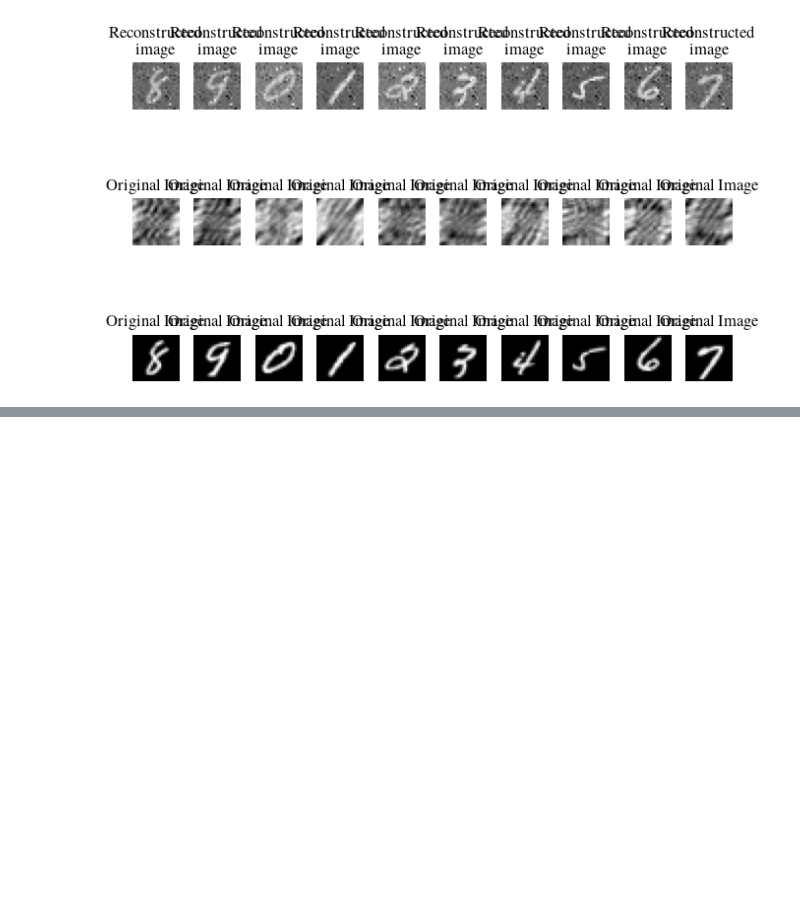
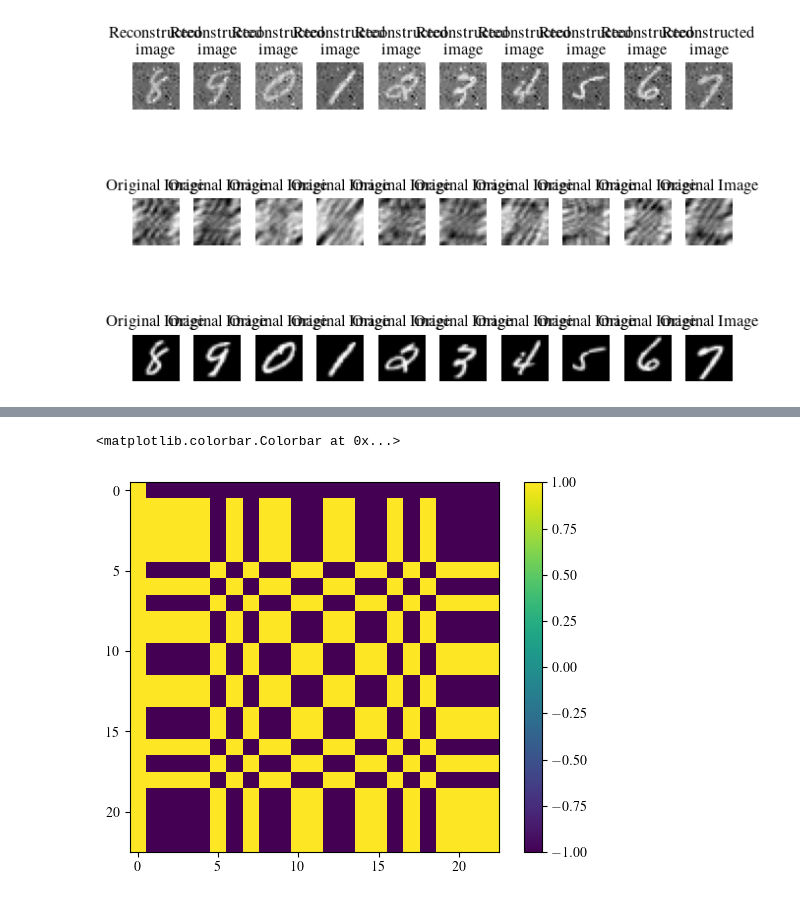
Before and after one commit to jornelasmunoz/UCM_Undergraduate_Research, a Jupyter notebook: jornelasmunoz/notebooks/Image Reconstruction Model.ipynb, the cells around one changed output, grey strips where cells are left out. Cells and saved outputs as stored; diff of their text form; code cells hidden in the pictures; blank space fills up the shorter version.

```diff
--- a/jornelasmunoz/notebooks/Image Reconstruction Model.ipynb
+++ b/jornelasmunoz/notebooks/Image Reconstruction Model.ipynb
@@ -356,0 +368,6 @@ plt.show()
+# %%
+plt.imshow(G)
+plt.colorbar()
+# %% [output]
+<matplotlib.colorbar.Colorbar at 0x...>
+[figure, added]
```
Also changed, not shown: parts of 5 cells of this notebook.
